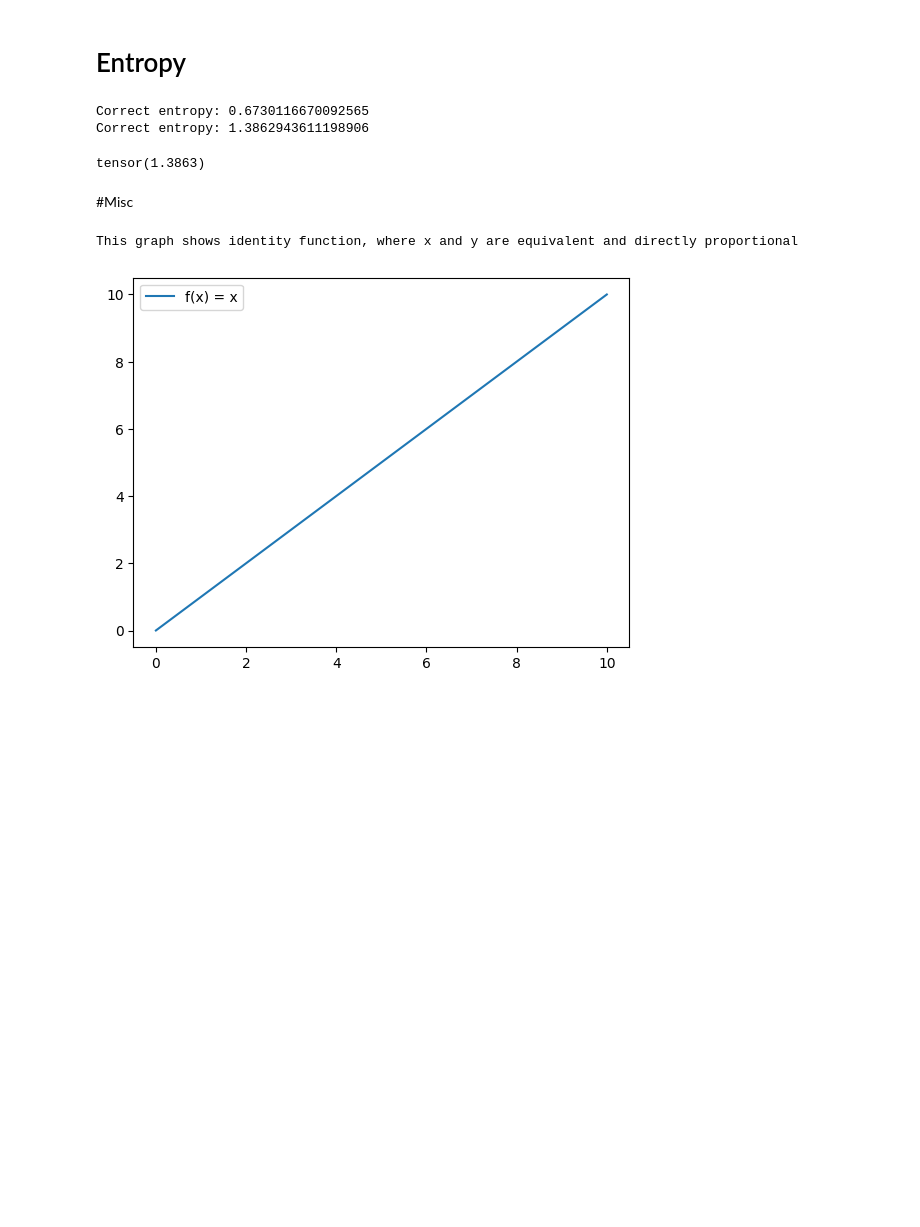
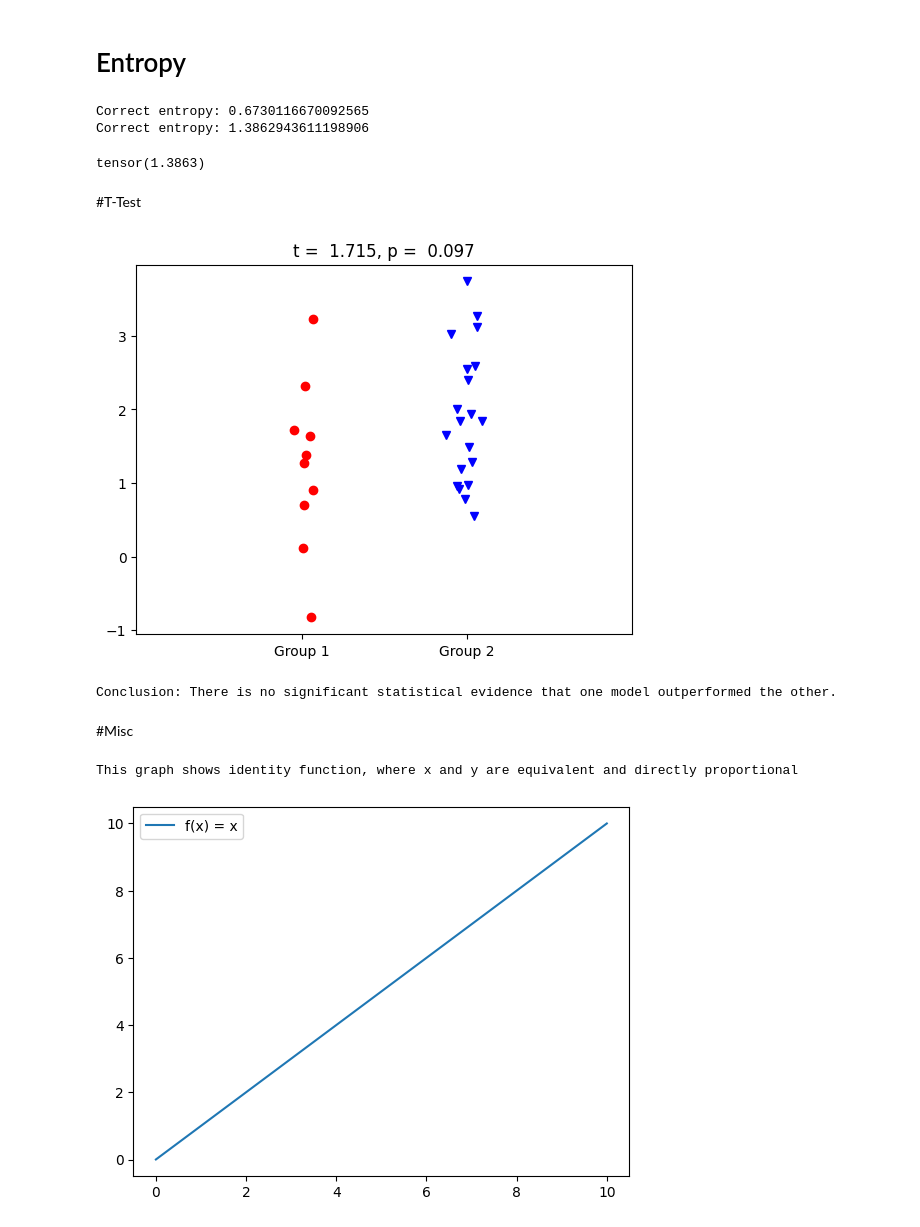
Before and after one commit to Salciano/ShowcasePython, a Jupyter notebook: Showcase.ipynb, the cells around one changed output. Saved outputs shown, nothing was run; the diff lists cells and outputs as text; code cells hidden in the pictures; blank space fills up the shorter version.

Commit message:
T-Test

```diff
--- a/Showcase.ipynb
+++ b/Showcase.ipynb
@@ -1686,6 +1765,79 @@ quota = torch.tensor([.25, .75])
 tfun.binary_cross_entropy(quota,possibilities)
 # %% [output]
 tensor(1.3863)
+# %% [markdown]
+#T-Test
+# %%
+#@title T-Test
+"""
+Different AI models provide different datasets.
+
+This leads to two hypothesis. Either:
+1. A model outperforms another: The alternative hypothesis (HA)
+or
+2. The models are equivalent: The null hypothesis (H0)
+
+The T-Test is a way to address this.
+
+It tests whether there is significant evidence that one model outperformed another, by comparing their prediction with the actual outcome.
+
+Significant evidence means overcoming the statistical significance threshold (AKA alpha level).
+
+The alpha level is a probability that a researcher sets before a study to determine if the results are statistically significant.
+
+Tipically, the most common threshold is 0.05 (or 5%).
+This means that there is a 5% chance that the observed result could have occurred due to random chance.
+The t-test can also be compared against a particular chance, like 50% accuracy.
+
+If the p-value is less than the chosen threshold (alpha level), the result is considered statistically significant. So one model did outperform.
+
+The p-value is the probability that the t-value reflects the null hypothesis.
+
+The t-value represents the difference between the compared models
+"""
+
+import numpy as np
+import matplotlib.pyplot as ploti
+import scipy.stats as stats
+
+# Population Averages
+popavg1 = 1
+popavg2 = 2
+
+# Sample Groups
+group1 = 10
+group2 = 20
+
+# Data Set
+data1 = popavg1 + np.random.randn(group1)
+data2 = popavg2 + np.random.randn(group2)
+
+# T-Test
+tvalue1, pvalue1 = stats.ttest_ind(data2, data1)
+#print(tvalue1)
+#print(pvalue1)
+
+#scattered the points a bit...
+#ploti.plot(np.zeros(group1), data1, "go") # datapoints overlapped
+#ploti.plot(np.ones(group2), data2, "bv") # datapoints overlapped
+ploti.plot(0+np.random.randn(group1)/20, data1, "ro")
+ploti.plot(1+np.random.randn(group2)/20, data2, "bv")
+ploti.xlim([-1,2]) # centering...
+ploti.xticks([0,1], labels=["Group 1", "Group 2"])
+ploti.title(f"t = {tvalue1: .3f}, p = {pvalue1: .3f}") # As long as p-value is above 0,05 the performance/accuracy is not significantly different. Mind there was no data cleaning here, etc...
+ploti.show()
+
+a_level = 0.05
+hypothesis0 = pvalue1 >= a_level
+
+print()
+if hypothesis0 == True:
+  print("Conclusion: There is no significant statistical evidence that one model outperformed the other.")
+else:
+  print("Conclusion: There is significant statistical evidence that one model outperformed the other.")
+# %% [output]
+[figure, added]
+Conclusion: There is no significant statistical evidence that one model outperformed the other.
 # %% [markdown]
 #Misc
 # %%
```
Also changed, not shown: parts of 10 cells of this notebook.
